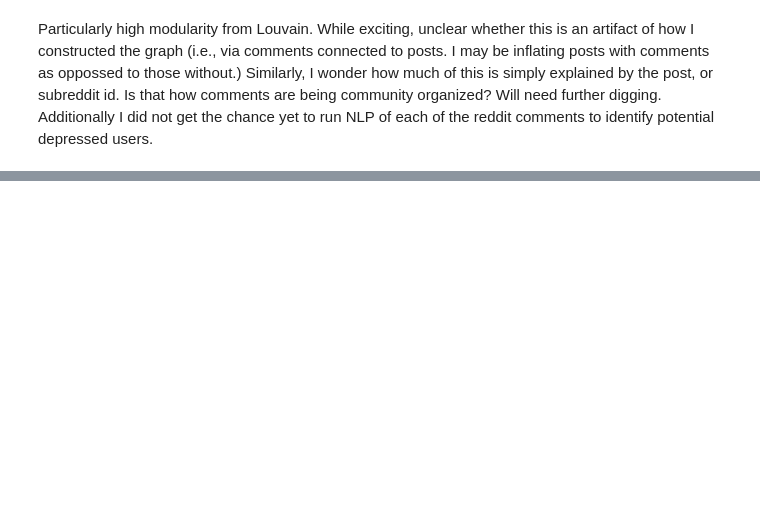
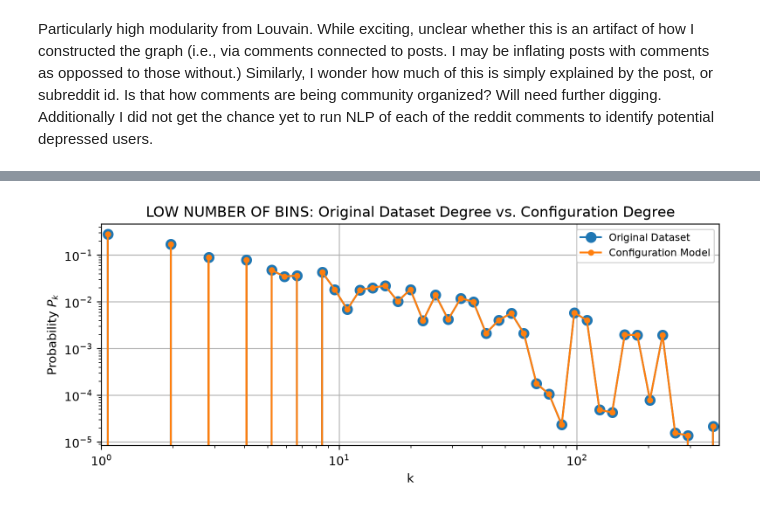
Before and after one commit to rhughes74/Assignments, a Jupyter notebook: FINAL PROJECT/graph_analysis.ipynb, the cells around one changed output, grey strips where cells are left out. Saved outputs shown, nothing was run; the diff lists cells and outputs as text; code cells hidden in the pictures; blank space fills up the shorter version.

```diff
--- a/FINAL PROJECT/graph_analysis.ipynb
+++ b/FINAL PROJECT/graph_analysis.ipynb
@@ -181,0 +243,43 @@ Most Central Nodes by Closeness (in Null Model):  {'t1_c2ebf5p': 0.4889116779900
+# %%
+actual_deg_sequence = list(deg.values())
+actual_deg_sequence_null = list(deg_null.values())
+
+#---Plotting the Degree Distribution 'k'
+#Starting the plotting process
+fig, ax = plt.subplots(1,1,figsize=(8,3.5),dpi=200,sharex=True,sharey=True)
+
+bins = np.geomspace(1,np.max(actual_deg_sequence),num=50)
+counts, bin_edges = np.histogram(actual_deg_sequence, bins=bins, density=True)
+bin_centers = np.sqrt(bin_edges[:-1] * bin_edges[1:])
+ax.loglog(bin_centers, counts, marker='o', ms=8, label="Original Dataset")
+
+
+bins_null = np.geomspace(1,np.max(actual_deg_sequence_null),num=50)
+counts_null, bin_edges_null = np.histogram(actual_deg_sequence_null, bins=bins_null, density=True)
+bin_centers_null = np.sqrt(bin_edges_null[:-1] * bin_edges_null[1:])
+ax.loglog(bin_centers_null, counts_null, marker='o', ms=4, label="Configuration Model")
+
+#LEGACY:
+#ax[1].hist(actual_deg_sequence_null,label="Configuration Model Sample",density=True)#Plotting the configuration model graph empirical data
+#ax.hist(num_edges_list_chunglu,label="Chung Lu Model Sample",density=True)#Plotting the Chung Lu model graph empirical data
+#ax.plot(L,P_l, color = 'r',label="Theoretical Distribution") #Plotting the Theoretical
+#handles, labels = ax.get_legend_handles_labels()
+#ax[1].legend(handles=handles, labels=labels,loc="upper right",fontsize="small")
+
+#Specifying figure details below:
+ax.loglog()
+
+#Specifying figure details below:
+handles, labels = ax.get_legend_handles_labels()
+ax.legend(handles=handles, labels=labels,loc="upper right",fontsize="small")
+ax.set_title("LOW NUMBER OF BINS: Original Dataset Degree vs. Configuration Degree")
+ax.set_xlabel("k")
+ax.set_ylabel("Probability $P_{k}$")
+true_min=min(min(actual_deg_sequence), min(actual_deg_sequence_null))
+true_max=max(max(actual_deg_sequence), max(actual_deg_sequence_null))
+ax.set_xlim(true_min,true_max)
+ax.grid(True)
+plt.tight_layout()
+plt.show()
+# %% [output]
+[figure, added]
```
Also changed, not shown: parts of 19 cells of this notebook, 15 other files.
